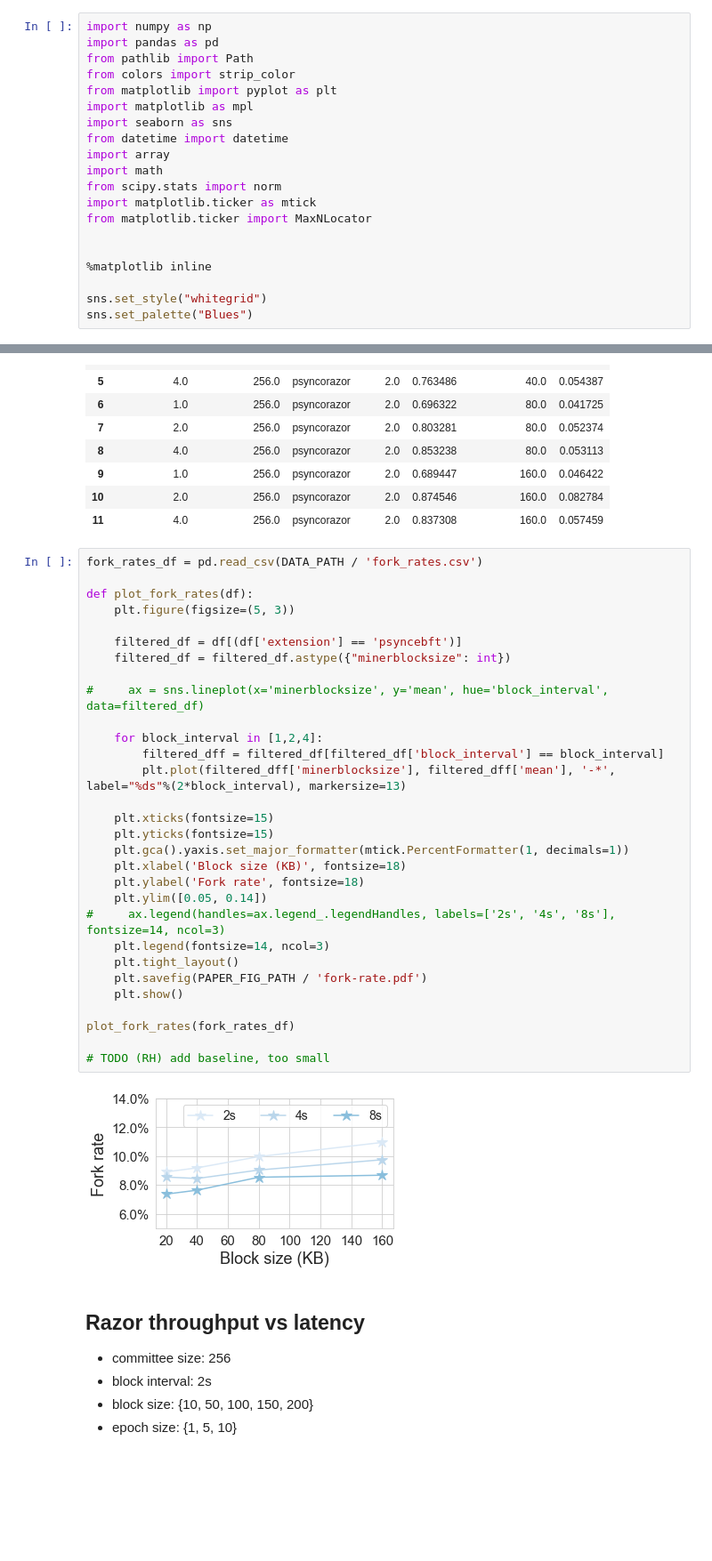
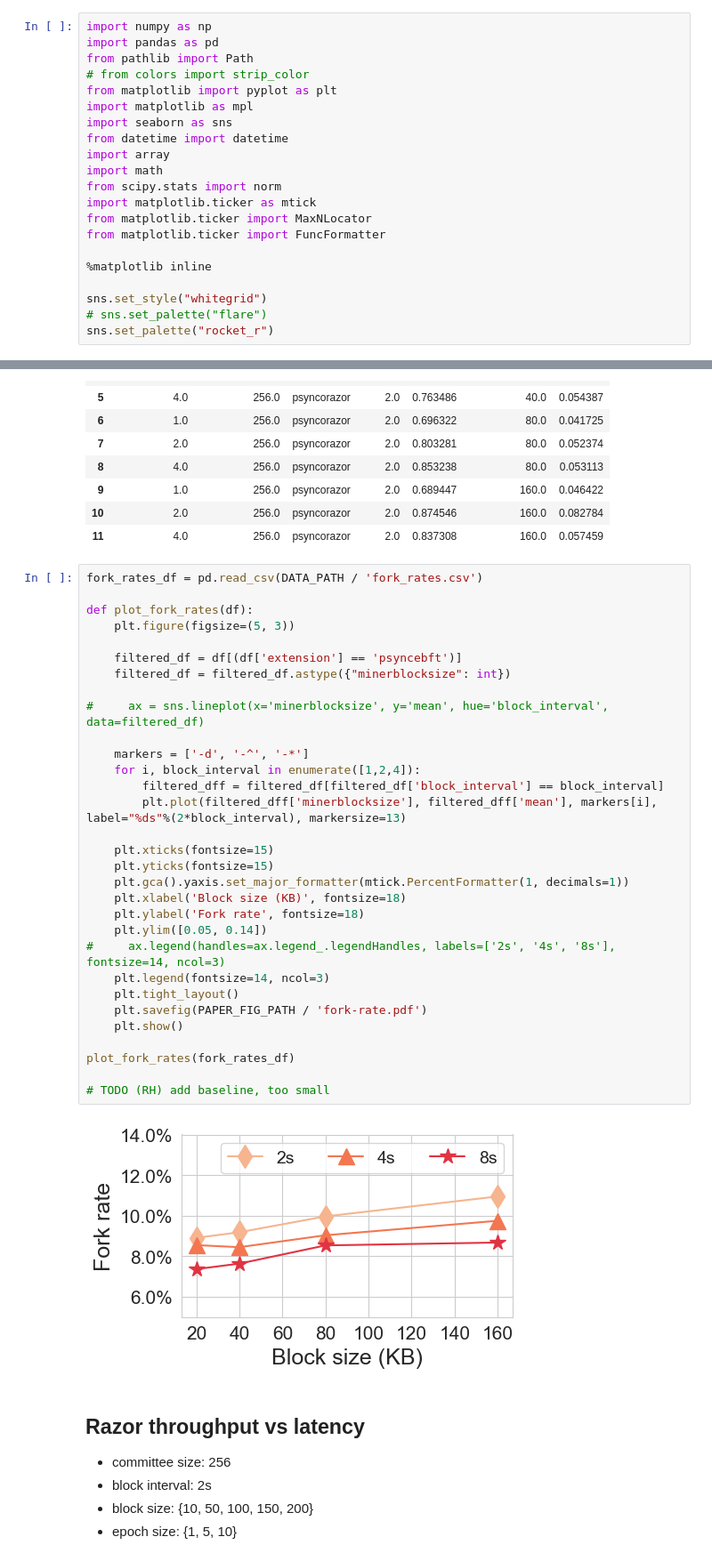
Before and after one commit to SebastianElvis/ebft, a Jupyter notebook: evaluation/analysis.ipynb, the cells around one changed output, grey strips where cells are left out. Shown at 89% size. Saved outputs shown, nothing was run; the diff lists cells and outputs as text; blank space fills up the shorter version.

```diff
--- a/evaluation/analysis.ipynb
+++ b/evaluation/analysis.ipynb
@@ -2,7 +2,7 @@
 import numpy as np
 import pandas as pd
 from pathlib import Path
-from colors import strip_color
+# from colors import strip_color
 from matplotlib import pyplot as plt
 import matplotlib as mpl
 import seaborn as sns
@@ -12,12 +12,13 @@ import math
 from scipy.stats import norm
 import matplotlib.ticker as mtick
 from matplotlib.ticker import MaxNLocator
-
+from matplotlib.ticker import FuncFormatter
 
 %matplotlib inline
 
 sns.set_style("whitegrid")
-sns.set_palette("Blues")
+# sns.set_palette("flare")
+sns.set_palette("rocket_r")
 # %%
 LOG_PATH = Path('./log/')
 DATA_PATH = Path('./data/')
@@ -432,35 +433,36 @@ fork_rates_df
 # %%
 fork_rates_df = pd.read_csv(DATA_PATH / 'fork_rates.csv')
 
 def plot_fork_rates(df):
     plt.figure(figsize=(5, 3))
 
     filtered_df = df[(df['extension'] == 'psyncebft')]
     filtered_df = filtered_df.astype({"minerblocksize": int})
 
 #     ax = sns.lineplot(x='minerblocksize', y='mean', hue='block_interval', data=filtered_df)
 
-    for block_interval in [1,2,4]:
+    markers = ['-d', '-^', '-*']
+    for i, block_interval in enumerate([1,2,4]):
         filtered_dff = filtered_df[filtered_df['block_interval'] == block_interval]
-        plt.plot(filtered_dff['minerblocksize'], filtered_dff['mean'], '-*', label="%ds"%(2*block_interval), markersize=13)
+        plt.plot(filtered_dff['minerblocksize'], filtered_dff['mean'], markers[i], label="%ds"%(2*block_interval), markersize=13)
 
     plt.xticks(fontsize=15)
     plt.yticks(fontsize=15)
     plt.gca().yaxis.set_major_formatter(mtick.PercentFormatter(1, decimals=1))
     plt.xlabel('Block size (KB)', fontsize=18)
     plt.ylabel('Fork rate', fontsize=18)
     plt.ylim([0.05, 0.14])
 #     ax.legend(handles=ax.legend_.legendHandles, labels=['2s', '4s', '8s'], fontsize=14, ncol=3)
     plt.legend(fontsize=14, ncol=3)
     plt.tight_layout()
     plt.savefig(PAPER_FIG_PATH / 'fork-rate.pdf')
     plt.show()
 
 plot_fork_rates(fork_rates_df)
 
 # TODO (RH) add baseline, too small
 # %% [output]
-[figure, old version]
+[figure, new version]
 # %% [markdown]
 ## Razor throughput vs latency
 
```
Also changed, not shown: parts of 9 cells of this notebook.
